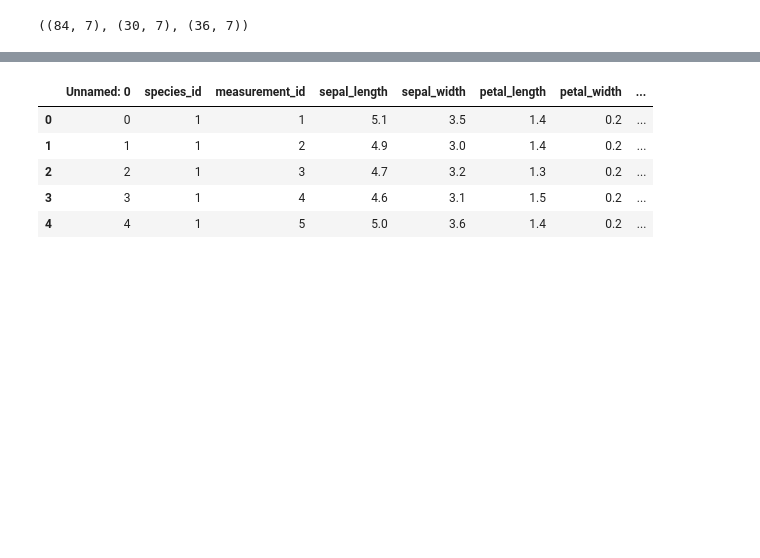
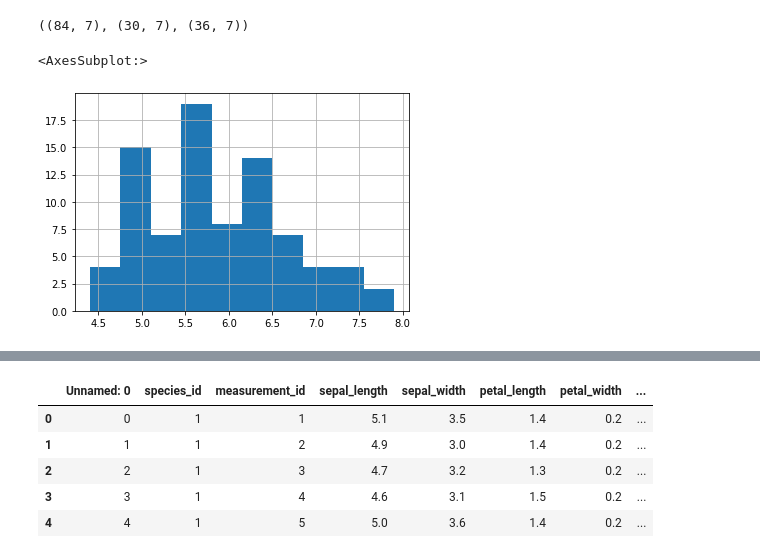
Before and after one commit to lochlynlaskowski/classification-exercises, a Jupyter notebook: classification_exercises..ipynb, the cells around one changed output, grey strips where cells are left out. Drawn from its saved outputs; the diff is of its cells as text; code cells hidden in the pictures; blank space fills up the shorter version.

```diff
--- a/classification_exercises..ipynb
+++ b/classification_exercises..ipynb
@@ -299,3 +301,8 @@ train, validate = train_test_split(train, test_size=.3, random_state=123, strati
 train.shape, test.shape, validate.shape
 # %% [output]
 ((84, 7), (30, 7), (36, 7))
+# %%
+train.sepal_length.hist()
+# %% [output]
+<AxesSubplot:>
+[figure, added]
```
Also changed, not shown: parts of 23 cells of this notebook, 3 other files.
